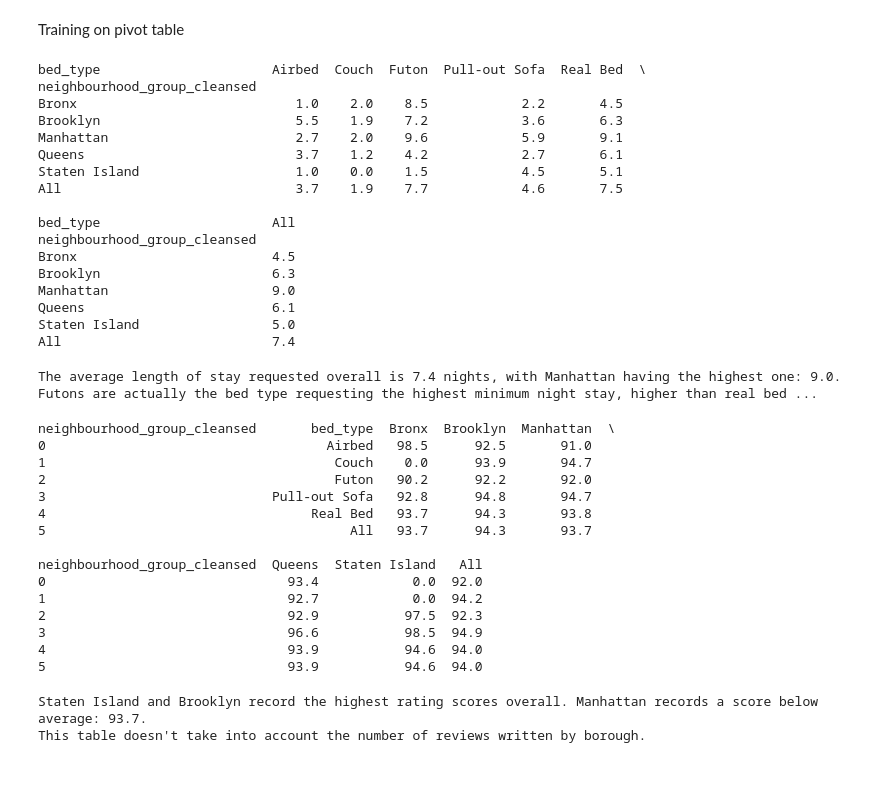
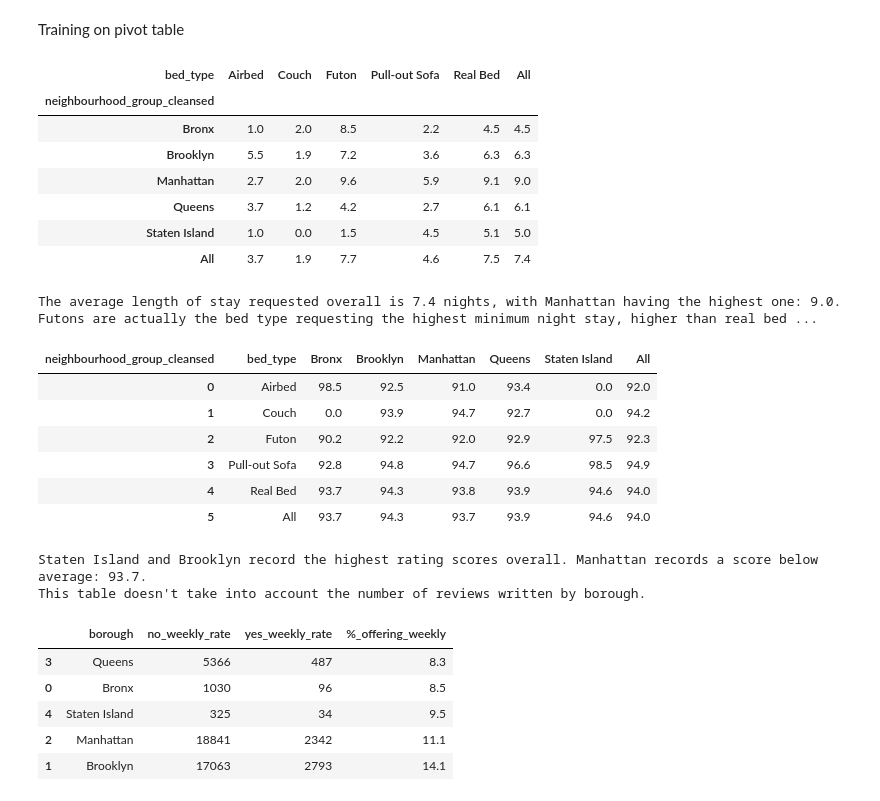
Before and after one commit to AlbaneCM/airbnb, a Jupyter notebook: airbnb.ipynb, the cells around one changed output. Drawn from its saved outputs; the diff is of its cells as text; code cells hidden in the pictures; blank space fills up the shorter version.

```diff
--- a/airbnb.ipynb
+++ b/airbnb.ipynb
@@ -959,25 +964,16 @@ Training on pivot table
 # 8. Average LOS required by borough by bed type
 # %%
 LoS_borough_bed = np.round(pd.pivot_table(city, columns="bed_type", values = 'minimum_nights',  index='neighbourhood_group_cleansed', aggfunc='mean', margins=True, fill_value=0),1)
-print(LoS_borough_bed)
+LoS_borough_bed
 # %% [output]
-bed_type                      Airbed  Couch  Futon  Pull-out Sofa  Real Bed  \
-neighbourhood_group_cleansed
-Bronx                            1.0    2.0    8.5            2.2       4.5
-Brooklyn                         5.5    1.9    7.2            3.6       6.3
-Manhattan                        2.7    2.0    9.6            5.9       9.1
-Queens                           3.7    1.2    4.2            2.7       6.1
-Staten Island                    1.0    0.0    1.5            4.5       5.1
-All                              3.7    1.9    7.7            4.6       7.5
-
-bed_type                      All
-neighbourhood_group_cleansed
-Bronx                         4.5
-Brooklyn                      6.3
-Manhattan                     9.0
-Queens                        6.1
-Staten Island                 5.0
-All                           7.4
+| bed_type | Airbed | Couch | Futon | Pull-out Sofa | Real Bed | All |
+| neighbourhood_group_cleansed |  |  |  |  |  |  |
+| Bronx | 1.0 | 2.0 | 8.5 | 2.2 | 4.5 | 4.5 |
+| Brooklyn | 5.5 | 1.9 | 7.2 | 3.6 | 6.3 | 6.3 |
+| Manhattan | 2.7 | 2.0 | 9.6 | 5.9 | 9.1 | 9.0 |
+| Queens | 3.7 | 1.2 | 4.2 | 2.7 | 6.1 | 6.1 |
+| Staten Island | 1.0 | 0.0 | 1.5 | 4.5 | 5.1 | 5.0 |
+| All | 3.7 | 1.9 | 7.7 | 4.6 | 7.5 | 7.4 |
 # %%
 print("The average length of stay requested overall is 7.4 nights, with Manhattan having the highest one: 9.0. Futons are actually the bed type requesting the highest minimum night stay, higher than real beds (+0.5pts), and Airbeds require a higher length of Stay than Couches, which require the lowest number of nights stay.")
 # %% [output]
@@ -986,23 +982,15 @@ The average length of stay requested overall is 7.4 nights, with Manhattan havin
 # 9. Average rating by borough by bed type
 # %%
 rating_borough_LOS = np.round(pd.pivot_table(city[city['minimum_nights'] < 10], values='review_scores_rating', index= 'bed_type', columns='neighbourhood_group_cleansed', aggfunc=np.mean, fill_value=0, margins=True).reset_index(),1)
-print(rating_borough_LOS)
+rating_borough_LOS
 # %% [output]
-neighbourhood_group_cleansed       bed_type  Bronx  Brooklyn  Manhattan  \
-0                                    Airbed   98.5      92.5       91.0
-1                                     Couch    0.0      93.9       94.7
-2                                     Futon   90.2      92.2       92.0
-3                             Pull-out Sofa   92.8      94.8       94.7
-4                                  Real Bed   93.7      94.3       93.8
-5                                       All   93.7      94.3       93.7
-
-neighbourhood_group_cleansed  Queens  Staten Island   All
-0                               93.4            0.0  92.0
-1                               92.7            0.0  94.2
-2                               92.9           97.5  92.3
-3                               96.6           98.5  94.9
-4                               93.9           94.6  94.0
-5                               93.9           94.6  94.0
+| neighbourhood_group_cleansed | bed_type | Bronx | Brooklyn | Manhattan | Queens | Staten Island | All |
+| 0 | Airbed | 98.5 | 92.5 | 91.0 | 93.4 | 0.0 | 92.0 |
+| 1 | Couch | 0.0 | 93.9 | 94.7 | 92.7 | 0.0 | 94.2 |
+| 2 | Futon | 90.2 | 92.2 | 92.0 | 92.9 | 97.5 | 92.3 |
+| 3 | Pull-out Sofa | 92.8 | 94.8 | 94.7 | 96.6 | 98.5 | 94.9 |
+| 4 | Real Bed | 93.7 | 94.3 | 93.8 | 93.9 | 94.6 | 94.0 |
+| 5 | All | 93.7 | 94.3 | 93.7 | 93.9 | 94.6 | 94.0 |
 # %%
 print("Staten Island and Brooklyn record the highest rating scores overall. Manhattan records a score below average: 93.7. \nThis table doesn't take into account the number of reviews written by borough.  ")
 # %% [output]
@@ -1010,0 +1024,10 @@ This table doesn't take into account the number of reviews written by borough.
+# %%
+weekly_count_pivot['%_offering_weekly'] = np.round(100* (weekly_count_pivot['yes_weekly_rate'] / (weekly_count_pivot['yes_weekly_rate'] + weekly_count_pivot['no_weekly_rate'])),1)
+weekly_count_pivot.sort_values("%_offering_weekly")
+# %% [output]
+|  | borough | no_weekly_rate | yes_weekly_rate | %_offering_weekly |
+| 3 | Queens | 5366 | 487 | 8.3 |
+| 0 | Bronx | 1030 | 96 | 8.5 |
+| 4 | Staten Island | 325 | 34 | 9.5 |
+| 2 | Manhattan | 18841 | 2342 | 11.1 |
+| 1 | Brooklyn | 17063 | 2793 | 14.1 |
```
Also changed, not shown: parts of 18 cells of this notebook.
